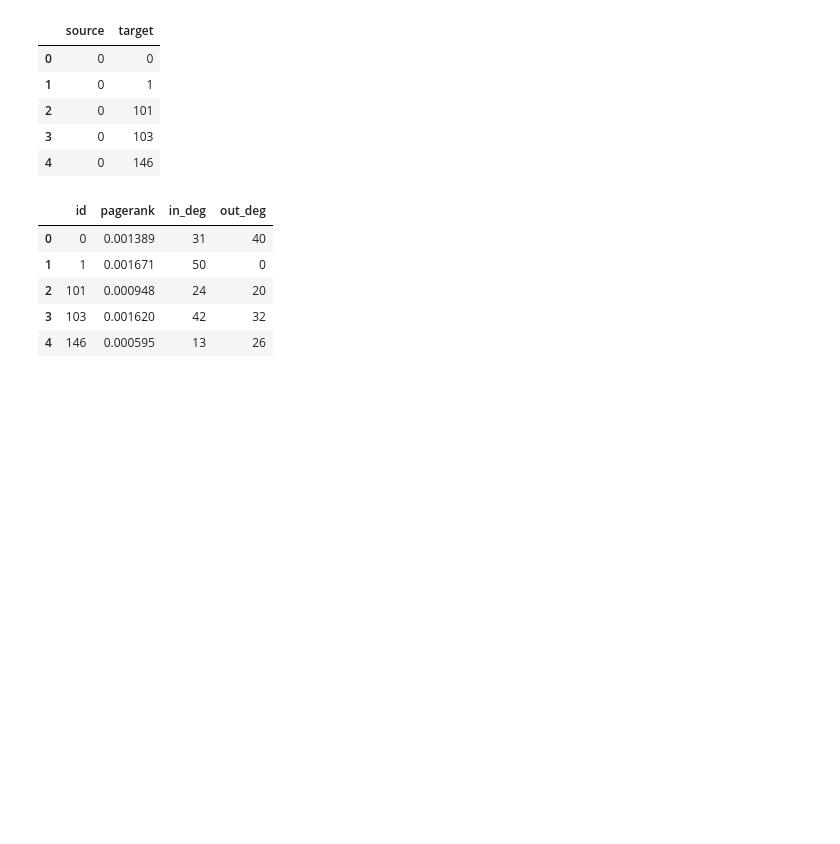
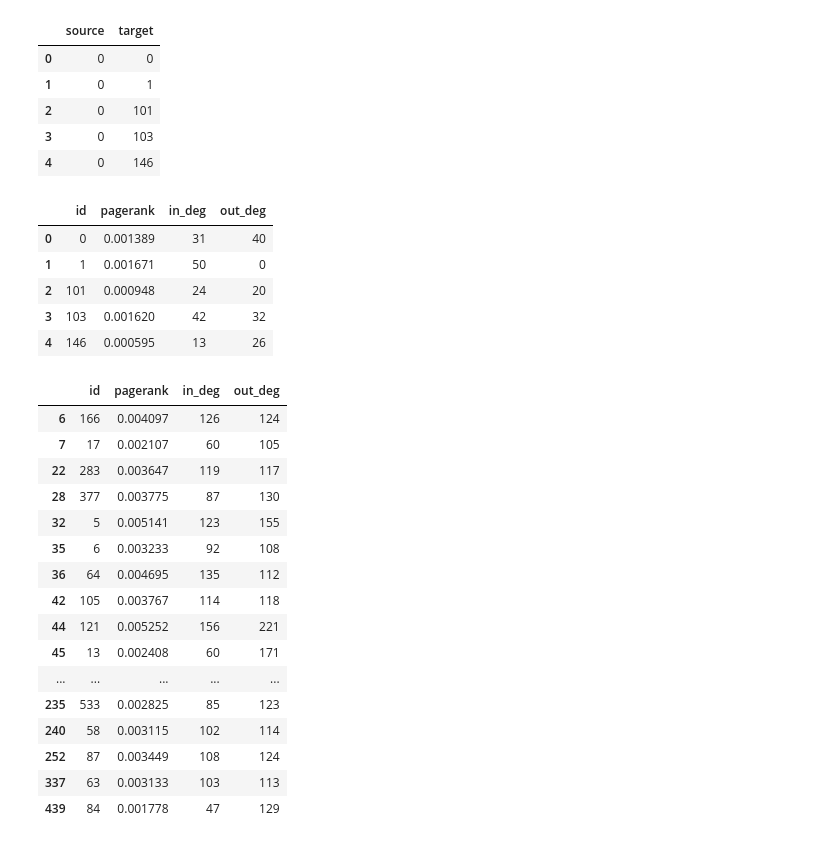
Before and after one commit to pipixiax0r/RLRIM_code, a Jupyter notebook: Preprocessing.ipynb, the cells around one changed output. Saved outputs shown, nothing was run; the diff lists cells and outputs as text; code cells hidden in the pictures; blank space fills up the shorter version.

```diff
--- a/Preprocessing.ipynb
+++ b/Preprocessing.ipynb
@@ -59,6 +59,26 @@ df_node.head()
 | 2 | 101 | 0.000948 | 24 | 20 |
 | 3 | 103 | 0.001620 | 42 | 32 |
 | 4 | 146 | 0.000595 | 13 | 26 |
+# %%
+df_node[df_node['out_deg'] > 100]
+# %% [output]
+|  | id | pagerank | in_deg | out_deg |
+| 6 | 166 | 0.004097 | 126 | 124 |
+| 7 | 17 | 0.002107 | 60 | 105 |
+| 22 | 283 | 0.003647 | 119 | 117 |
+| 28 | 377 | 0.003775 | 87 | 130 |
+| 32 | 5 | 0.005141 | 123 | 155 |
+| 35 | 6 | 0.003233 | 92 | 108 |
+| 36 | 64 | 0.004695 | 135 | 112 |
+| 42 | 105 | 0.003767 | 114 | 118 |
+| 44 | 121 | 0.005252 | 156 | 221 |
+| 45 | 13 | 0.002408 | 60 | 171 |
+| ... | ... | ... | ... | ... |
+| 235 | 533 | 0.002825 | 85 | 123 |
+| 240 | 58 | 0.003115 | 102 | 114 |
+| 252 | 87 | 0.003449 | 108 | 124 |
+| 337 | 63 | 0.003133 | 103 | 113 |
+| 439 | 84 | 0.001778 | 47 | 129 |
 # %%
 def sigmoid(x):
     return 1/(1+np.exp(-x))
```
Also changed, not shown: parts of 7 cells of this notebook, 10 other files.
